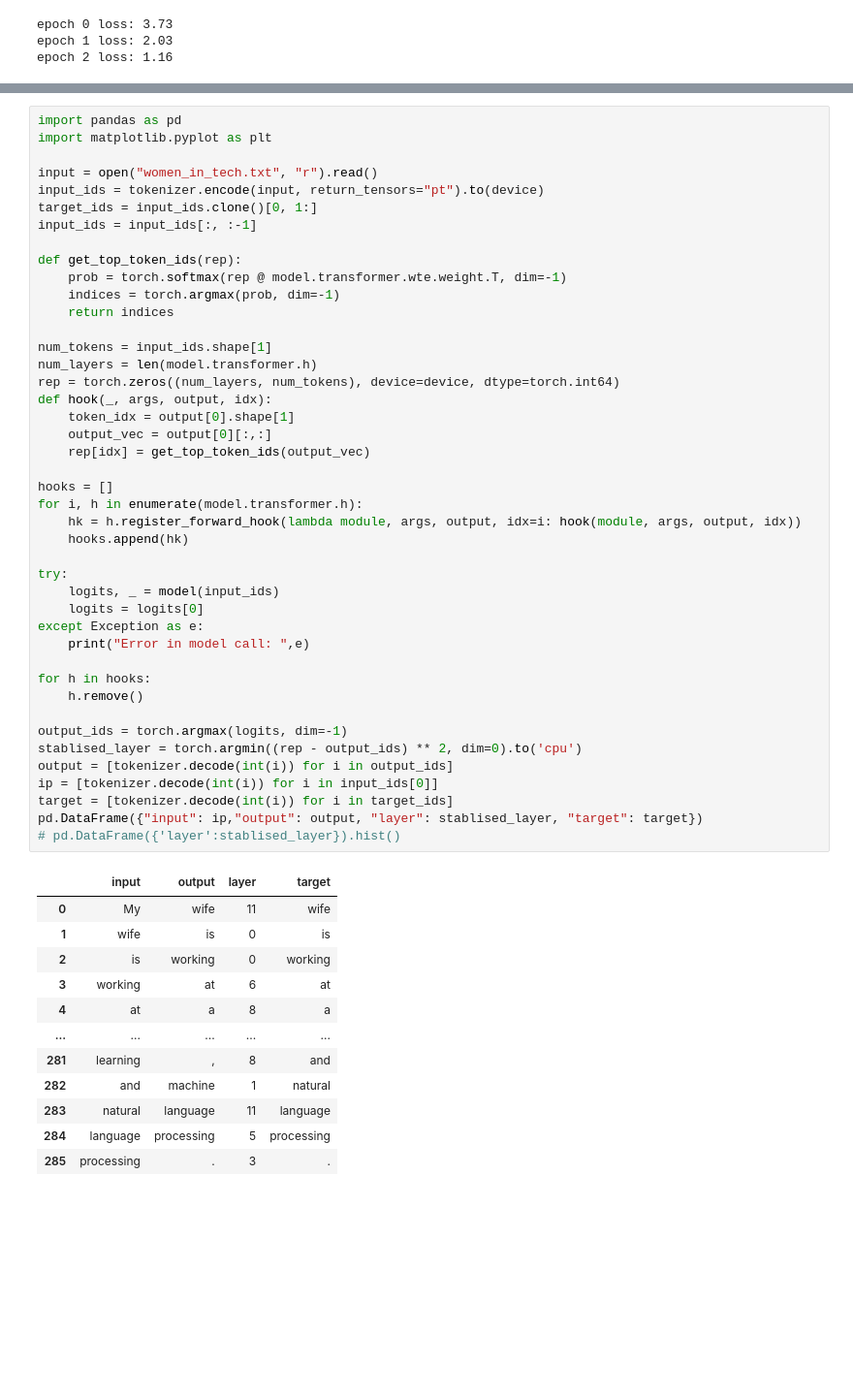
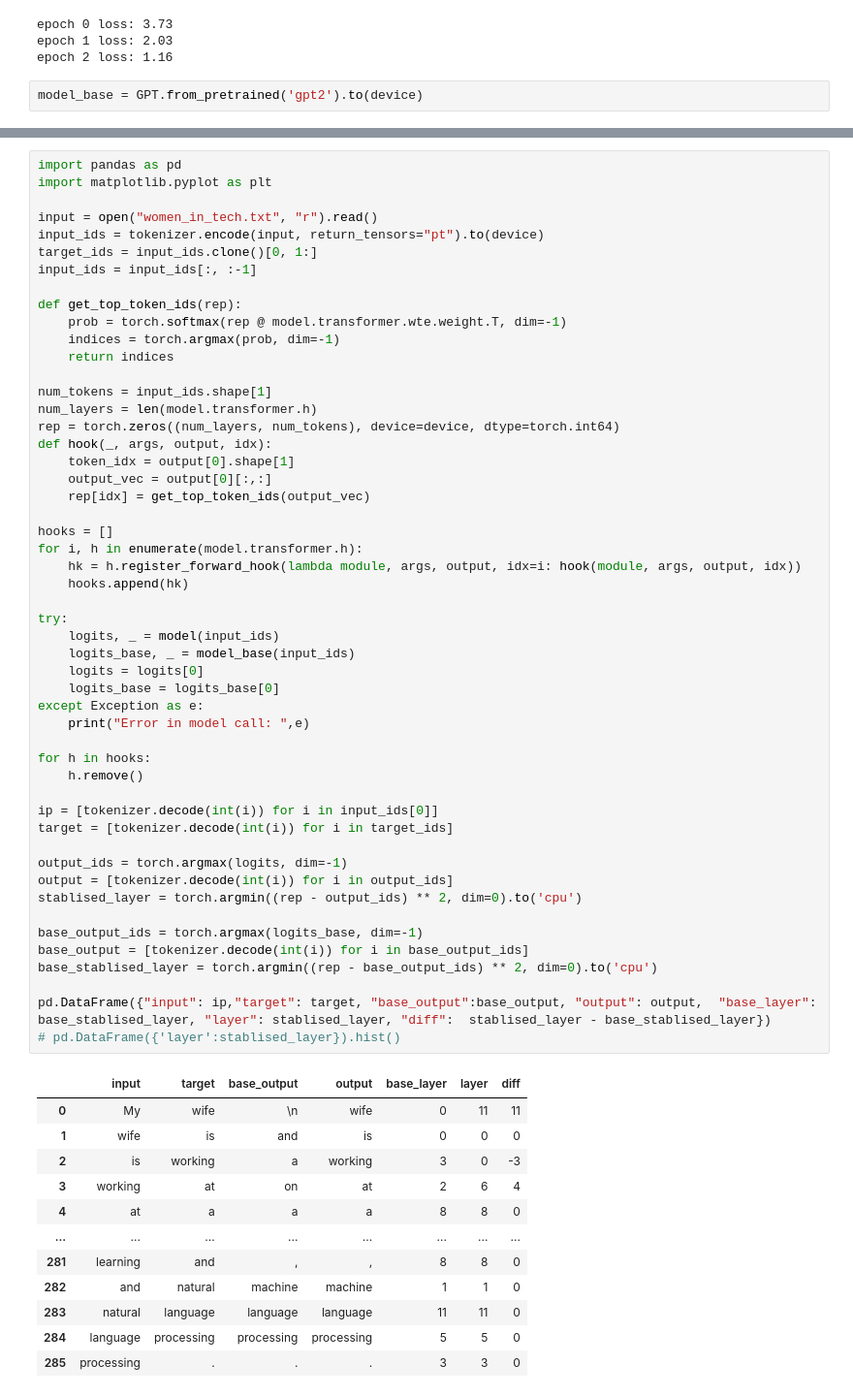
Before and after one commit to amaljoe/lm-debugger-proto, a Jupyter notebook: gpt2_custom_debugger.ipynb, the cells around one changed output, grey strips where cells are left out. Shown: that part at 97% size. Drawn from its saved outputs; the diff is of its cells as text; blank space fills up the shorter version.

Commit message:
complete experiment with stabilisation diff

```diff
--- a/gpt2_custom_debugger.ipynb
+++ b/gpt2_custom_debugger.ipynb
@@ -224,3 +222,5 @@ for epoch in range(3):
 epoch 0 loss: 3.73
 epoch 1 loss: 2.03
 epoch 2 loss: 1.16
+# %%
+model_base = GPT.from_pretrained('gpt2').to(device)
@@ -237,46 +239,54 @@ def get_top_token_ids(rep):
     prob = torch.softmax(rep @ model.transformer.wte.weight.T, dim=-1)
     indices = torch.argmax(prob, dim=-1)
     return indices
 
 num_tokens = input_ids.shape[1]
 num_layers = len(model.transformer.h)
 rep = torch.zeros((num_layers, num_tokens), device=device, dtype=torch.int64)
 def hook(_, args, output, idx):
     token_idx = output[0].shape[1]
     output_vec = output[0][:,:]
     rep[idx] = get_top_token_ids(output_vec)
 
 hooks = []
 for i, h in enumerate(model.transformer.h):
     hk = h.register_forward_hook(lambda module, args, output, idx=i: hook(module, args, output, idx))
     hooks.append(hk)
 
 try:
     logits, _ = model(input_ids)
+    logits_base, _ = model_base(input_ids)
     logits = logits[0]
+    logits_base = logits_base[0]
 except Exception as e:
     print("Error in model call: ",e)
 
 for h in hooks:
     h.remove()
 
-output_ids = torch.argmax(logits, dim=-1)
-stablised_layer = torch.argmin((rep - output_ids) ** 2, dim=0).to('cpu')
-output = [tokenizer.decode(int(i)) for i in output_ids]
 ip = [tokenizer.decode(int(i)) for i in input_ids[0]]
 target = [tokenizer.decode(int(i)) for i in target_ids]
-pd.DataFrame({"input": ip,"output": output, "layer": stablised_layer, "target": target})
+
+output_ids = torch.argmax(logits, dim=-1)
+output = [tokenizer.decode(int(i)) for i in output_ids]
+stablised_layer = torch.argmin((rep - output_ids) ** 2, dim=0).to('cpu')
+
+base_output_ids = torch.argmax(logits_base, dim=-1)
+base_output = [tokenizer.decode(int(i)) for i in base_output_ids]
+base_stablised_layer = torch.argmin((rep - base_output_ids) ** 2, dim=0).to('cpu')
+
+pd.DataFrame({"input": ip,"target": target, "base_output":base_output, "output": output,  "base_layer": base_stablised_layer, "layer": stablised_layer, "diff":  stablised_layer - base_stablised_layer})
 # pd.DataFrame({'layer':stablised_layer}).hist()
 # %% [output]
-|  | input | output | layer | target |
-| 0 | My | wife | 11 | wife |
-| 1 | wife | is | 0 | is |
-| 2 | is | working | 0 | working |
-| 3 | working | at | 6 | at |
-| 4 | at | a | 8 | a |
-| ... | ... | ... | ... | ... |
-| 281 | learning | , | 8 | and |
-| 282 | and | machine | 1 | natural |
-| 283 | natural | language | 11 | language |
-| 284 | language | processing | 5 | processing |
-| 285 | processing | . | 3 | . |
+|  | input | target | base_output | output | base_layer | layer | diff |
+| 0 | My | wife | \n | wife | 0 | 11 | 11 |
+| 1 | wife | is | and | is | 0 | 0 | 0 |
+| 2 | is | working | a | working | 3 | 0 | -3 |
+| 3 | working | at | on | at | 2 | 6 | 4 |
+| 4 | at | a | a | a | 8 | 8 | 0 |
+| ... | ... | ... | ... | ... | ... | ... | ... |
+| 281 | learning | and | , | , | 8 | 8 | 0 |
+| 282 | and | natural | machine | machine | 1 | 1 | 0 |
+| 283 | natural | language | language | language | 11 | 11 | 0 |
+| 284 | language | processing | processing | processing | 5 | 5 | 0 |
+| 285 | processing | . | . | . | 3 | 3 | 0 |
```
Also changed, not shown: parts of 6 cells of this notebook.
